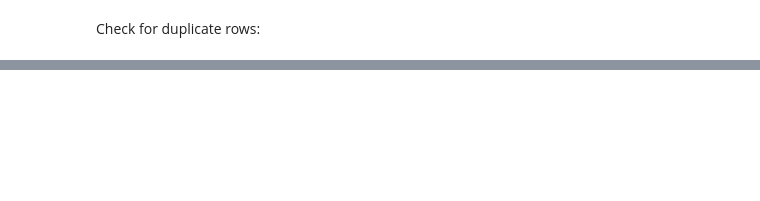
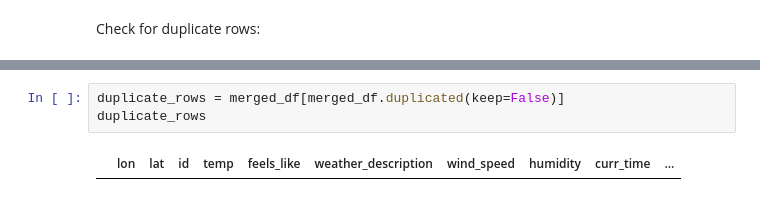
Before and after one commit to NikAkt/dublinBikes, a Jupyter notebook: data_preparation.ipynb, the cells around one changed output, grey strips where cells are left out. Drawn from its saved outputs; the diff is of its cells as text; blank space fills up the shorter version.

```diff
--- a/data_preparation.ipynb
+++ b/data_preparation.ipynb
@@ -141,0 +136,5 @@ sorted_df
+# %%
+duplicate_rows = merged_df[merged_df.duplicated(keep=False)]
+duplicate_rows
+# %% [output]
+|  | lon | lat | id | temp | feels_like | weather_description | wind_speed | humidity | curr_time | ... |
```
Also changed, not shown: parts of 16 cells of this notebook.
